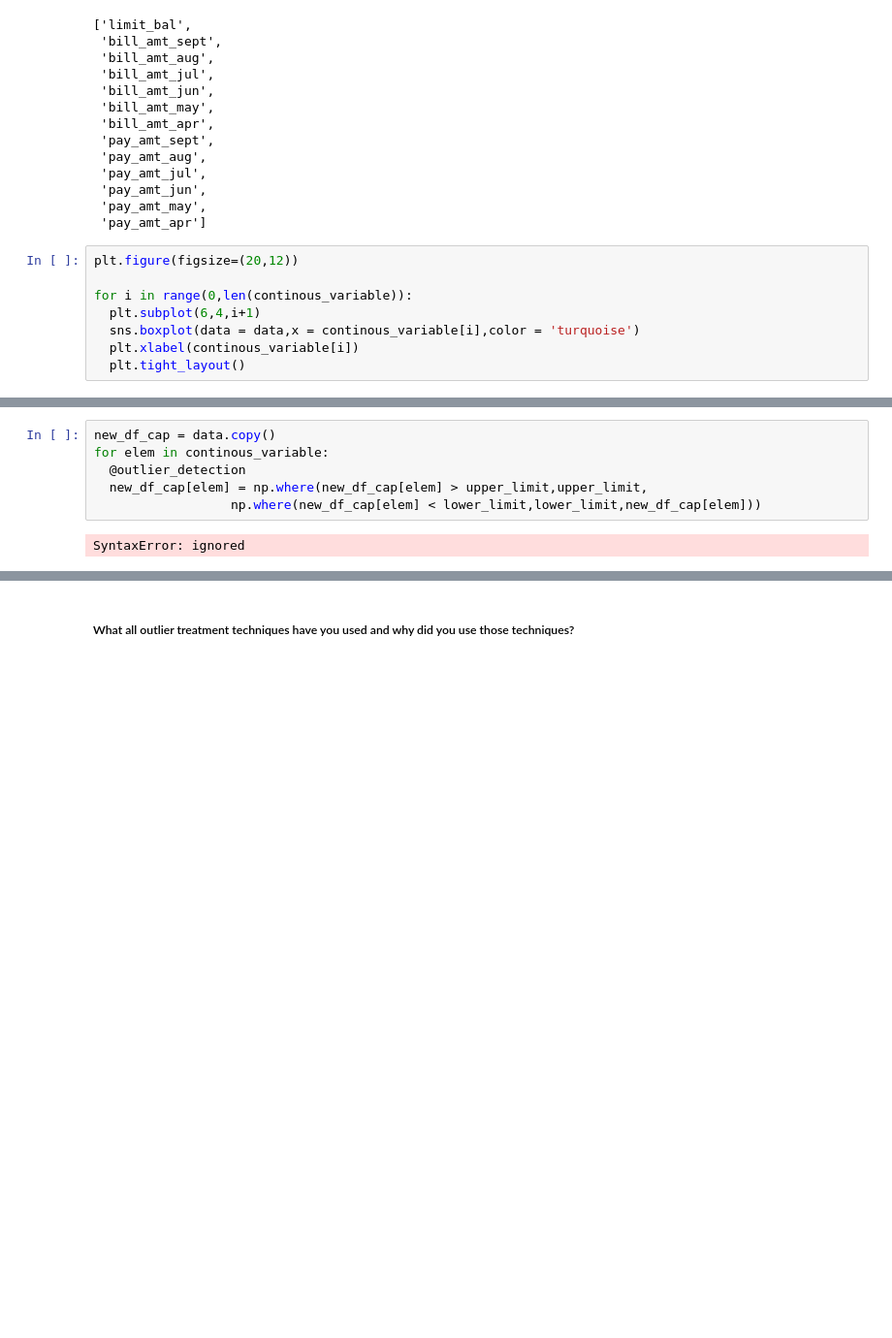
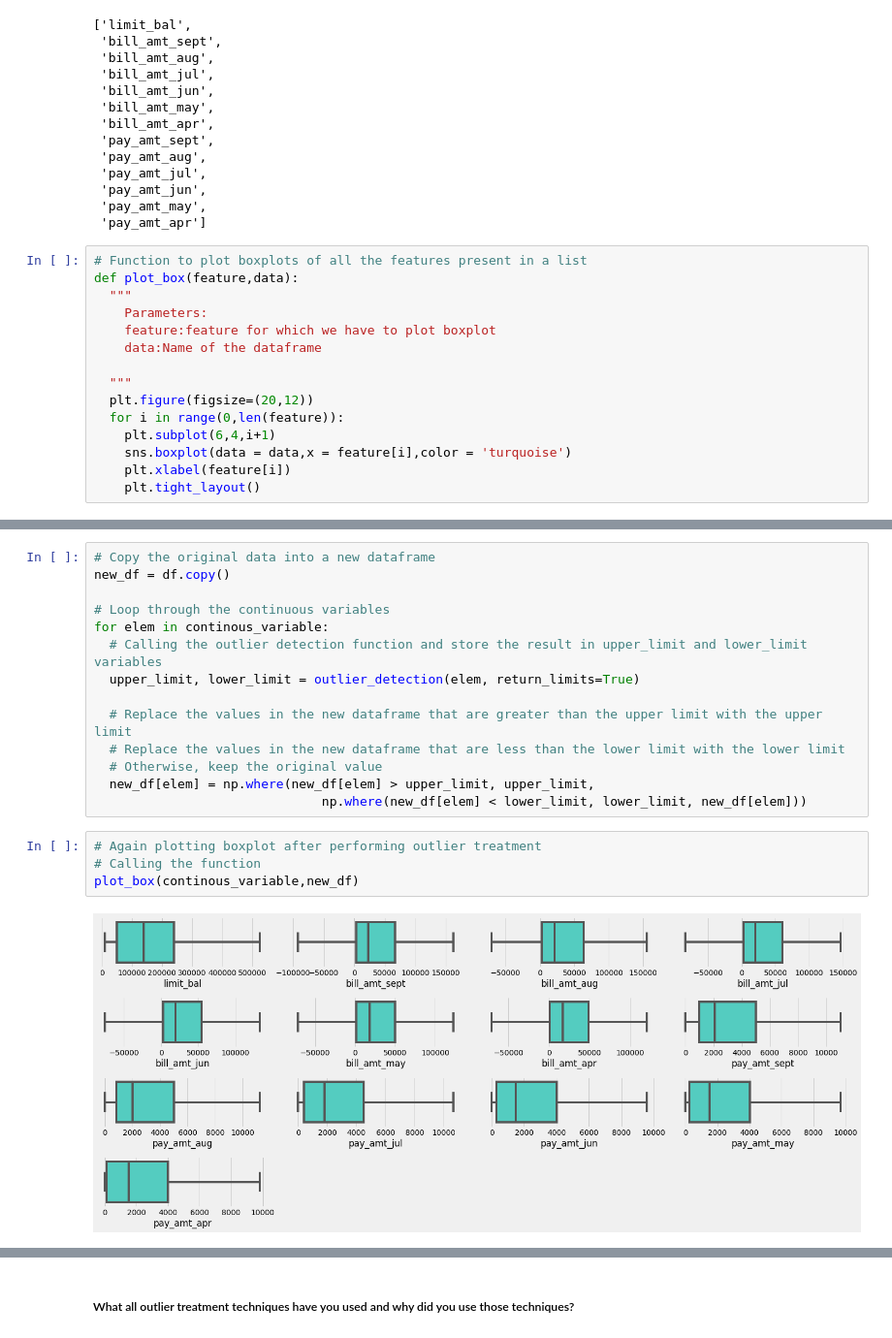
Before and after one commit to thepankaj018/Credit-Card-Default-Prediction, a Jupyter notebook: Credit_Card_Default_Prediction.ipynb, the cells around one changed output, grey strips where cells are left out. Shown at 97% size. Drawn from its saved outputs; the diff is of its cells as text; blank space fills up the shorter version.

```diff
--- a/Credit_Card_Default_Prediction.ipynb
+++ b/Credit_Card_Default_Prediction.ipynb
@@ -1018,10 +1018,17 @@ continous_variable
  'pay_amt_may',
  'pay_amt_apr']
 # %%
-plt.figure(figsize=(20,12))
+# Function to plot boxplots of all the features present in a list
+def plot_box(feature,data):
+  """
+    Parameters:
+    feature:feature for which we have to plot boxplot
+    data:Name of the dataframe
 
-for i in range(0,len(continous_variable)):
-  plt.subplot(6,4,i+1)
-  sns.boxplot(data = data,x = continous_variable[i],color = 'turquoise')
-  plt.xlabel(continous_variable[i])
-  plt.tight_layout()
+  """
+  plt.figure(figsize=(20,12))
+  for i in range(0,len(feature)):
+    plt.subplot(6,4,i+1)
+    sns.boxplot(data = data,x = feature[i],color = 'turquoise')
+    plt.xlabel(feature[i])
+    plt.tight_layout()
@@ -1077,11 +1093,23 @@ Number of outliers data points in bill_amt_aug are
 Number of outliers data points in pay_amt_apr are
 
 2958
-# %%
-new_df_cap = data.copy()
-for elem in continous_variable:
-  @outlier_detection
-  new_df_cap[elem] = np.where(new_df_cap[elem] > upper_limit,upper_limit,
-                  np.where(new_df_cap[elem] < lower_limit,lower_limit,new_df_cap[elem]))
-# %% [output]
-SyntaxError: ignored
+# %%
+# Copy the original data into a new dataframe
+new_df = df.copy()
+
+# Loop through the continuous variables
+for elem in continous_variable:
+  # Calling the outlier detection function and store the result in upper_limit and lower_limit variables
+  upper_limit, lower_limit = outlier_detection(elem, return_limits=True)
+
+  # Replace the values in the new dataframe that are greater than the upper limit with the upper limit
+  # Replace the values in the new dataframe that are less than the lower limit with the lower limit
+  # Otherwise, keep the original value
+  new_df[elem] = np.where(new_df[elem] > upper_limit, upper_limit,
+                              np.where(new_df[elem] < lower_limit, lower_limit, new_df[elem]))
+# %%
+# Again plotting boxplot after performing outlier treatment
+# Calling the function
+plot_box(continous_variable,new_df)
+# %% [output]
+[figure, added]
```
Also changed, not shown: parts of 10 cells of this notebook.
